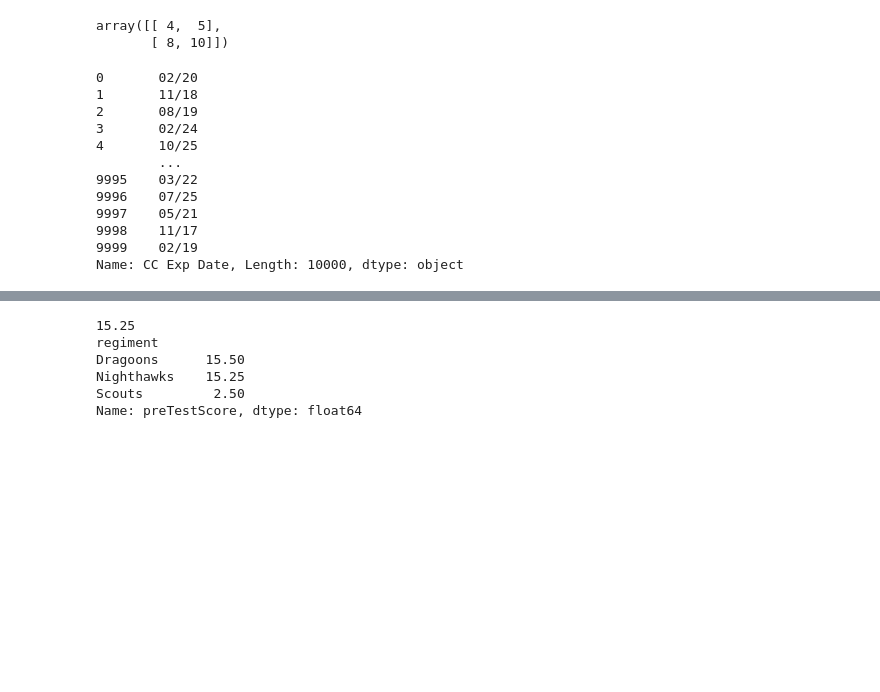
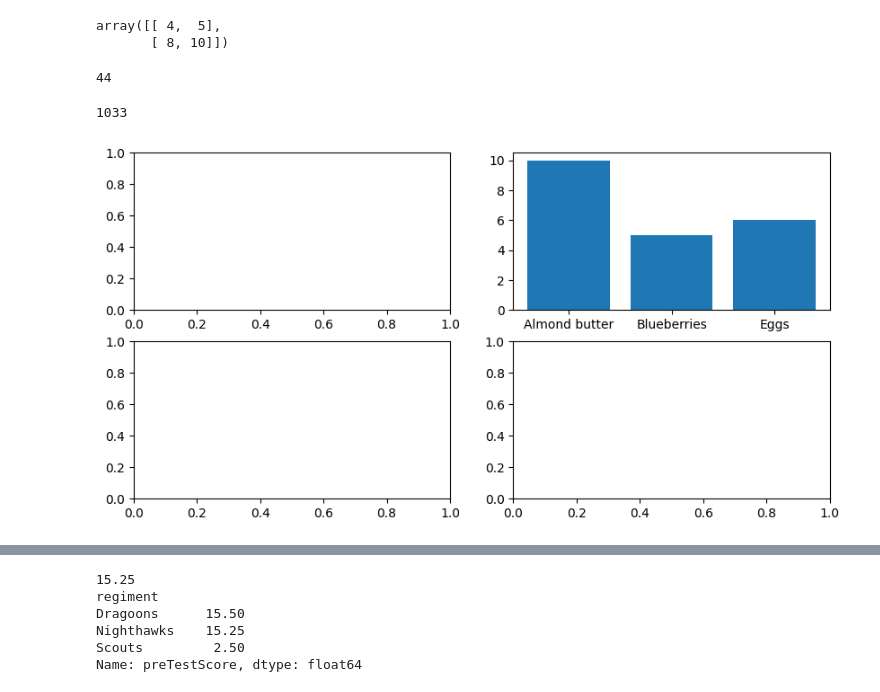
Before and after one commit to sdadi/ScalerDSML, a Jupyter notebook: contest/contest1.ipynb, the cells around one changed output, grey strips where cells are left out. Saved outputs shown, nothing was run; the diff lists cells and outputs as text; code cells hidden in the pictures; blank space fills up the shorter version.

```diff
--- a/contest/contest1.ipynb
+++ b/contest/contest1.ipynb
@@ -58,22 +58,25 @@ result.T
 # %% [output]
 array([[ 4,  5],
        [ 8, 10]])
+# %%
+df = sns.load_dataset('taxis')
+len(df['payment'].isnull())
+len(df[df['payment'].isnull()])
+# %% [output]
+44
 # %%
 p = pd.read_csv("Ecommerce_Purchases.csv")
-# p['ExpY'] = pd.to_datetime(p['CC Exp Date']).dt.year
-p['CC Exp Date']
+# print(p.head())
+p['Year'] = pd.to_datetime(p['CC Exp Date'],format='%m/%y').dt.year
+len(p[p['Year'] == 2025])
 # %% [output]
-0       02/20
-1       11/18
-2       08/19
-3       02/24
-4       10/25
-        ...
-9995    03/22
-9996    07/25
-9997    05/21
-9998    11/17
-9999    02/19
-Name: CC Exp Date, Length: 10000, dtype: object
+1033
+# %%
+fp = {"Almond butter":10,"Blueberries":5,'Eggs':6}
+fig, ((ax1,ax2),(ax3,ax4)) = plt.subplots(2,2,figsize=(10,5))
+ax2.bar(fp.keys(),fp.values())
+plt.show()
+# %% [output]
+[figure, added]
 # %%
 fp = {"Almond butter":10,"Blueberries":5,'Eggs':6}
```
Also changed, not shown: parts of 7 cells of this notebook.
